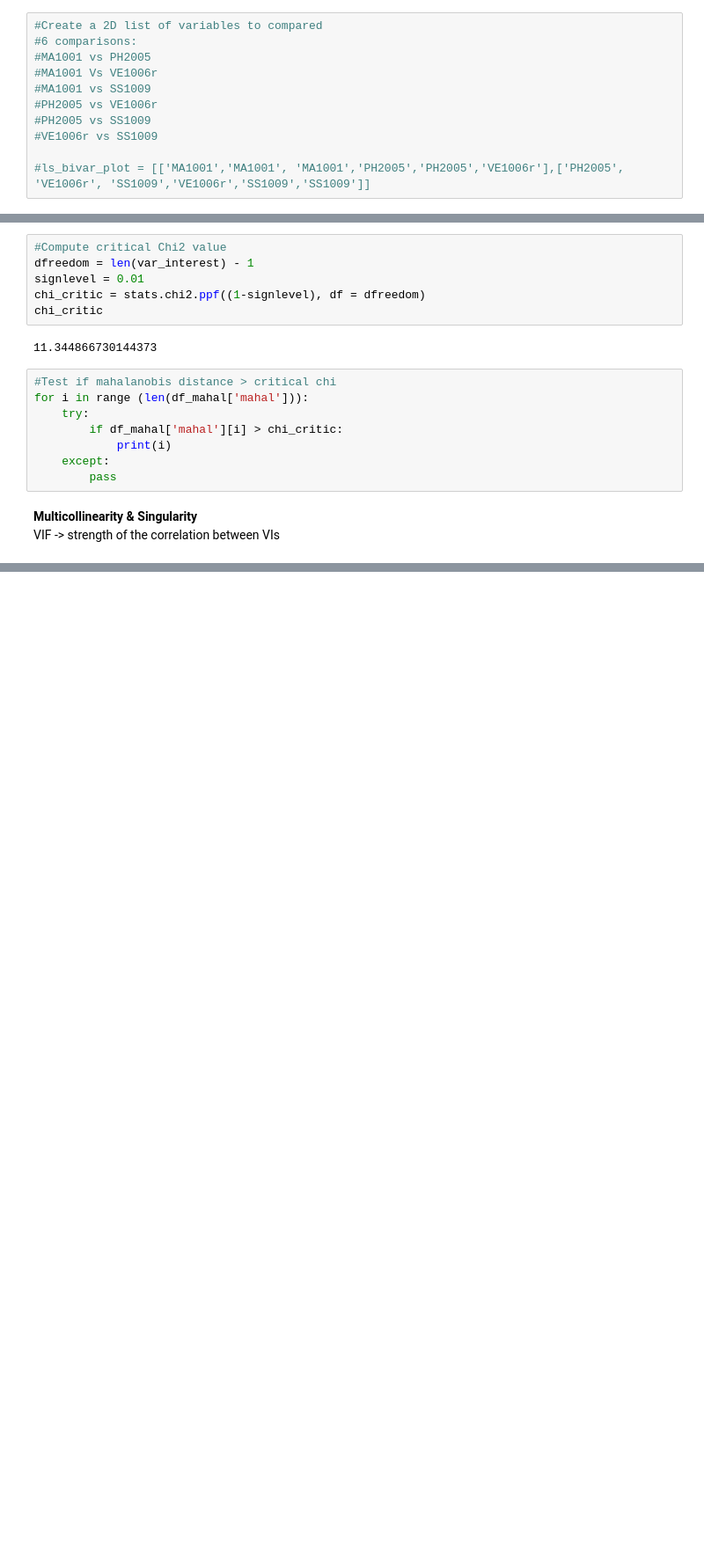
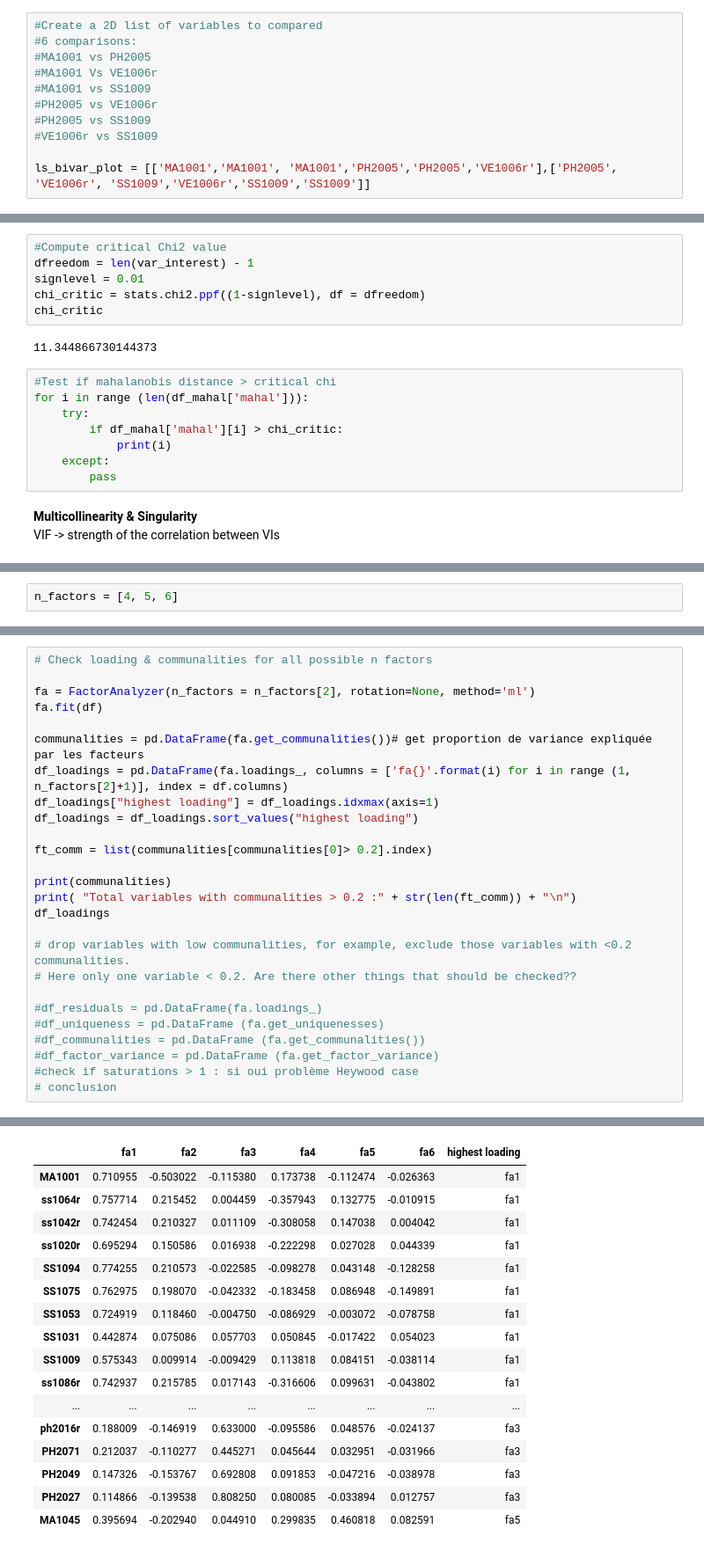
Before and after one commit to anproulx/PSY-6002, a Jupyter notebook: scripts/AssumptionsCheck.ipynb, the cells around one changed output, grey strips where cells are left out. Shown at 88% size. Cells and saved outputs as stored; diff of their text form; blank space fills up the shorter version.

```diff
--- a/scripts/AssumptionsCheck.ipynb
+++ b/scripts/AssumptionsCheck.ipynb
@@ -257,7 +298,7 @@ for i in range (len(var_interest)):
 #PH2005 vs SS1009
 #VE1006r vs SS1009
 
-#ls_bivar_plot = [['MA1001','MA1001', 'MA1001','PH2005','PH2005','VE1006r'],['PH2005', 'VE1006r', 'SS1009','VE1006r','SS1009','SS1009']]
+ls_bivar_plot = [['MA1001','MA1001', 'MA1001','PH2005','PH2005','VE1006r'],['PH2005', 'VE1006r', 'SS1009','VE1006r','SS1009','SS1009']]
 # %%
 nb_comp = 6
 fig, ax = plt.subplots(figsize=(10,20))
@@ -366,0 +639,2 @@ print(vif_data)
+# %%
+n_factors = [4, 5, 6]
@@ -366,0 +649,27 @@ print(vif_data)
+# %%
+# Check loading & communalities for all possible n factors
+
+fa = FactorAnalyzer(n_factors = n_factors[2], rotation=None, method='ml')
+fa.fit(df)
+
+communalities = pd.DataFrame(fa.get_communalities())# get proportion de variance expliquée par les facteurs
+df_loadings = pd.DataFrame(fa.loadings_, columns = ['fa{}'.format(i) for i in range (1, n_factors[2]+1)], index = df.columns)
+df_loadings["highest loading"] = df_loadings.idxmax(axis=1)
+df_loadings = df_loadings.sort_values("highest loading")
+
+ft_comm = list(communalities[communalities[0]> 0.2].index)
+
+print(communalities)
+print( "Total variables with communalities > 0.2 :" + str(len(ft_comm)) + "\n")
+df_loadings
+
+# drop variables with low communalities, for example, exclude those variables with <0.2 communalities.
+# Here only one variable < 0.2. Are there other things that should be checked??
+
+#df_residuals = pd.DataFrame(fa.loadings_)
+#df_uniqueness = pd.DataFrame (fa.get_uniquenesses)
+#df_communalities = pd.DataFrame (fa.get_communalities())
+#df_factor_variance = pd.DataFrame (fa.get_factor_variance)
+#check if saturations > 1 : si oui problème Heywood case
+# conclusion
+# %% [output]
@@ -366,0 +693,17 @@ print(vif_data)
+|  | fa1 | fa2 | fa3 | fa4 | fa5 | fa6 | highest loading |
+| MA1001 | 0.710955 | -0.503022 | -0.115380 | 0.173738 | -0.112474 | -0.026363 | fa1 |
+| ss1064r | 0.757714 | 0.215452 | 0.004459 | -0.357943 | 0.132775 | -0.010915 | fa1 |
+| ss1042r | 0.742454 | 0.210327 | 0.011109 | -0.308058 | 0.147038 | 0.004042 | fa1 |
+| ss1020r | 0.695294 | 0.150586 | 0.016938 | -0.222298 | 0.027028 | 0.044339 | fa1 |
+| SS1094 | 0.774255 | 0.210573 | -0.022585 | -0.098278 | 0.043148 | -0.128258 | fa1 |
+| SS1075 | 0.762975 | 0.198070 | -0.042332 | -0.183458 | 0.086948 | -0.149891 | fa1 |
+| SS1053 | 0.724919 | 0.118460 | -0.004750 | -0.086929 | -0.003072 | -0.078758 | fa1 |
+| SS1031 | 0.442874 | 0.075086 | 0.057703 | 0.050845 | -0.017422 | 0.054023 | fa1 |
+| SS1009 | 0.575343 | 0.009914 | -0.009429 | 0.113818 | 0.084151 | -0.038114 | fa1 |
+| ss1086r | 0.742937 | 0.215785 | 0.017143 | -0.316606 | 0.099631 | -0.043802 | fa1 |
+| ... | ... | ... | ... | ... | ... | ... | ... |
+| ph2016r | 0.188009 | -0.146919 | 0.633000 | -0.095586 | 0.048576 | -0.024137 | fa3 |
+| PH2071 | 0.212037 | -0.110277 | 0.445271 | 0.045644 | 0.032951 | -0.031966 | fa3 |
+| PH2049 | 0.147326 | -0.153767 | 0.692808 | 0.091853 | -0.047216 | -0.038978 | fa3 |
+| PH2027 | 0.114866 | -0.139538 | 0.808250 | 0.080085 | -0.033894 | 0.012757 | fa3 |
+| MA1045 | 0.395694 | -0.202940 | 0.044910 | 0.299835 | 0.460818 | 0.082591 | fa5 |
```
Also changed, not shown: parts of 61 cells of this notebook.
